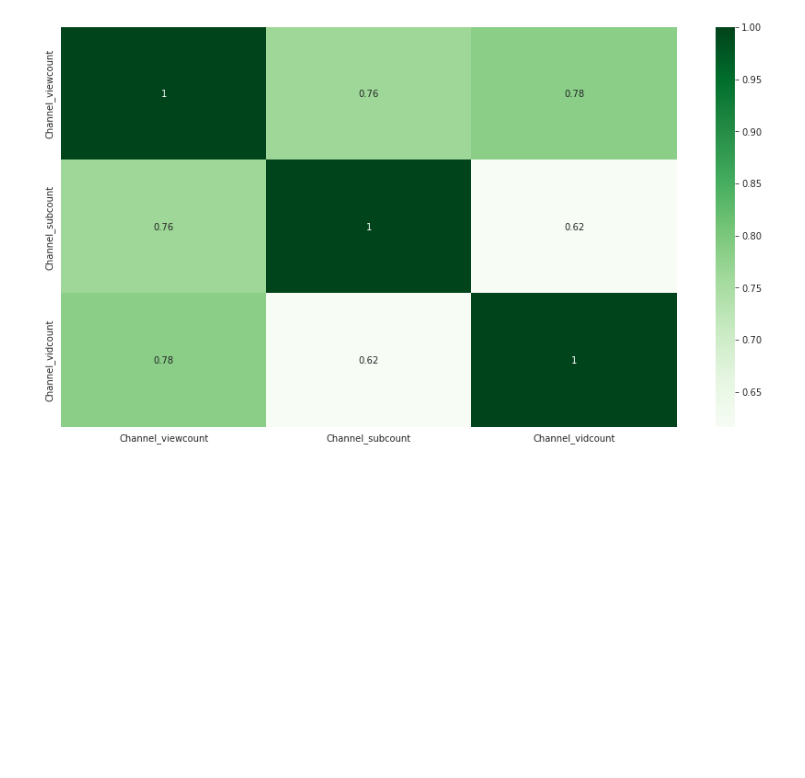
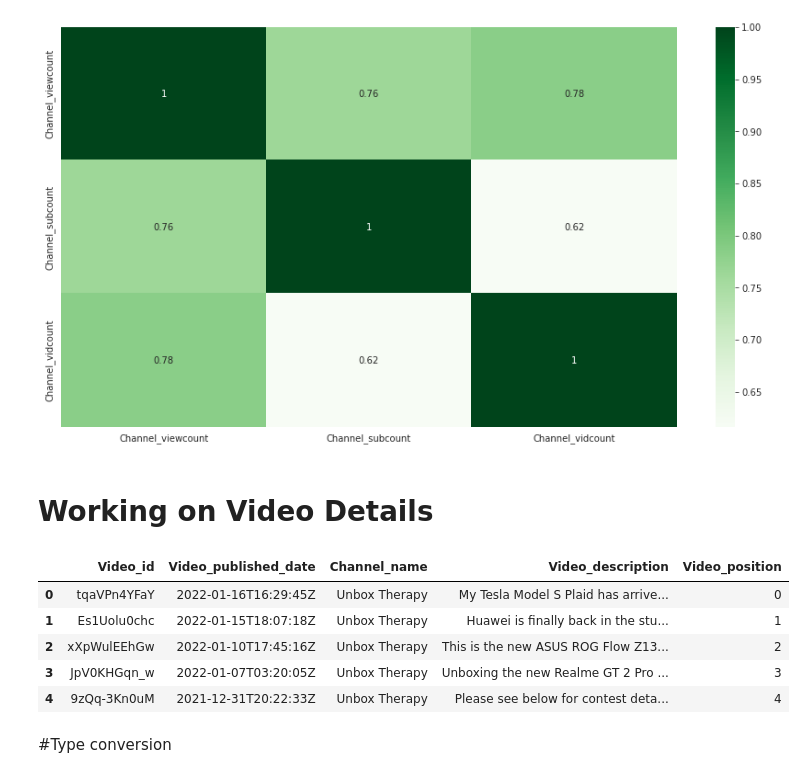
Before and after one commit to PyAshishMhatre/Channel-Analysis-using-Youtube-Data-API, a Jupyter notebook: YoutubeAnalysis.ipynb, the cells around one changed output. Cells and saved outputs as stored; diff of their text form; code cells hidden in the pictures; blank space fills up the shorter version.

```diff
--- a/YoutubeAnalysis.ipynb
+++ b/YoutubeAnalysis.ipynb
@@ -141,3 +151,5 @@ sns.heatmap(corr_matrix, cmap='Greens', annot=True)
 # %% [output]
 <matplotlib.axes._subplots.AxesSubplot at 0x...>
 [figure]
+# %% [markdown]
+# Working on Video Details
@@ -143,0 +158,11 @@ sns.heatmap(corr_matrix, cmap='Greens', annot=True)
+# %%
+videodf.head()
+# %% [output]
+|  | Video_id | Video_published_date | Channel_name | Video_description | Video_position |
+| 0 | tqaVPn4YFaY | 2022-01-16T16:29:45Z | Unbox Therapy | My Tesla Model S Plaid has arrive... | 0 |
+| 1 | Es1Uolu0chc | 2022-01-15T18:07:18Z | Unbox Therapy | Huawei is finally back in the stu... | 1 |
+| 2 | xXpWulEEhGw | 2022-01-10T17:45:16Z | Unbox Therapy | This is the new ASUS ROG Flow Z13... | 2 |
+| 3 | JpV0KHGqn_w | 2022-01-07T03:20:05Z | Unbox Therapy | Unboxing the new Realme GT 2 Pro ... | 3 |
+| 4 | 9zQq-3Kn0uM | 2021-12-31T20:22:33Z | Unbox Therapy | Please see below for contest deta... | 4 |
+# %% [markdown]
+#Type conversion
```
Also changed, not shown: parts of 16 cells of this notebook.
